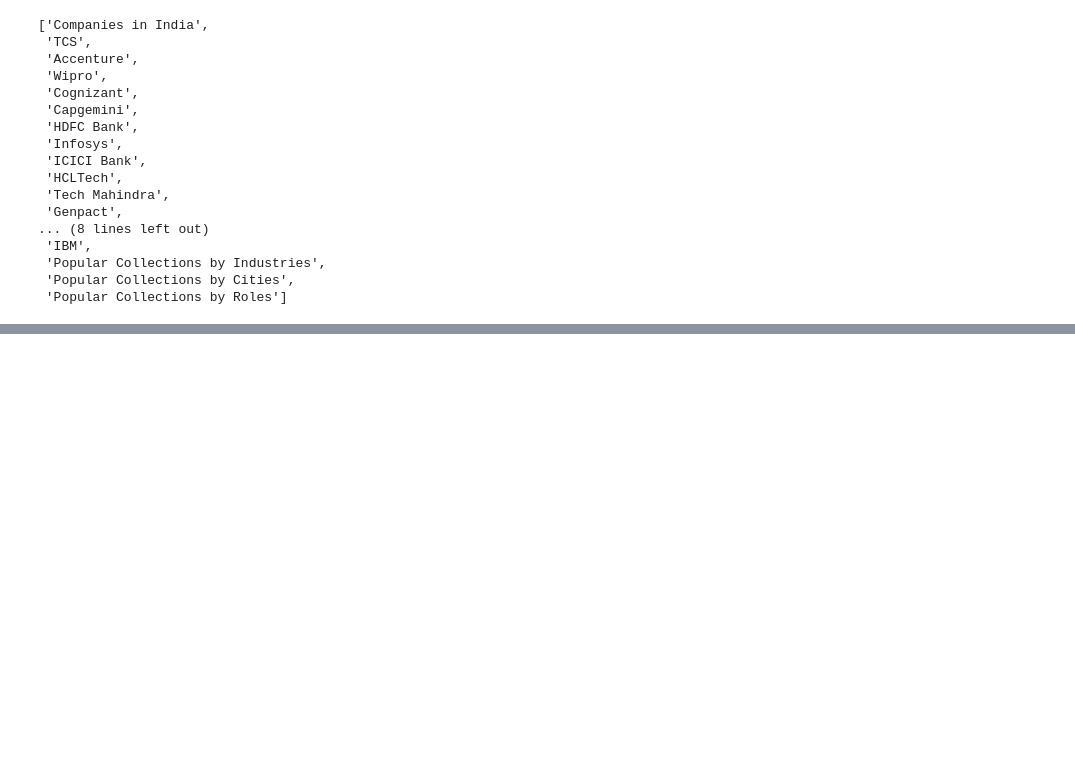
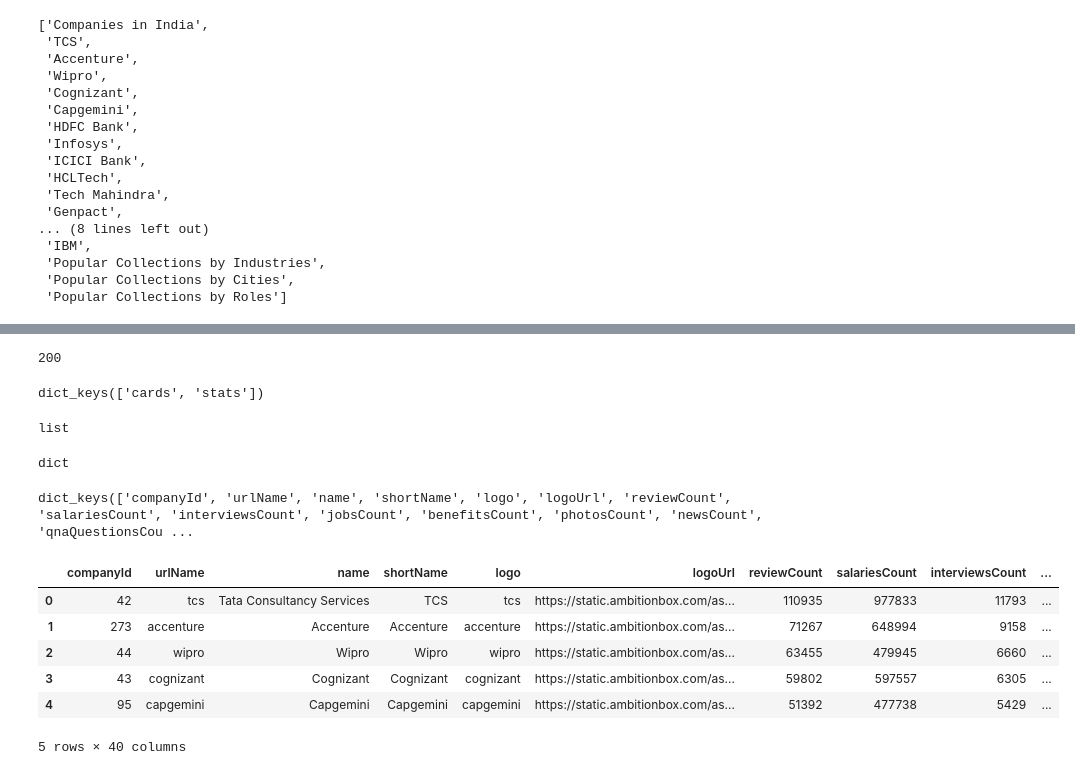
Before and after one commit to Alsanad-Opium/deep-learning-pytorch, a Jupyter notebook: MLandDL/ML/Machine Learning/Data_using_webscraper/webscaper.ipynb, the cells around one changed output, grey strips where cells are left out. Saved outputs shown, nothing was run; the diff lists cells and outputs as text; code cells hidden in the pictures; blank space fills up the shorter version.

```diff
--- a/MLandDL/ML/Machine Learning/Data_using_webscraper/webscaper.ipynb
+++ b/MLandDL/ML/Machine Learning/Data_using_webscraper/webscaper.ipynb
@@ -97,0 +174,32 @@ company_names
+# %%
+payload = {
+    "page": 1,
+    "sortBy": "popular",
+    "locations": ["new-delhi"],
+    "isFilterApplied": True,
+    "limit": 20,
+    "isFeaturedCompaniesFilterApplied": False
+}
+# %%
+response = session.post(url, headers=headers, json=payload)
+
+print(response.status_code)
+# %% [output]
+200
+# %%
+data = response.json()
+data.keys()
+# %% [output]
+dict_keys(['cards', 'stats'])
+# %%
+type(data['cards'])
+# %% [output]
+list
+# %%
+type(data['cards'][0])
+# %% [output]
+dict
+# %%
+data['cards'][0].keys()
+# %% [output]
+dict_keys(['companyId', 'urlName', 'name', 'shortName', 'logo', 'logoUrl', 'reviewCount', 'salariesCount', 'interviewsCount', 'jobsCount', 'benefitsCount', 'photosCount', 'newsCount', 'qnaQuestionsCou ...
@@ -97,0 +208,10 @@ company_names
+# %%
+df.head()
+# %% [output]
+|  | companyId | urlName | name | shortName | logo | logoUrl | reviewCount | salariesCount | interviewsCount | ... |
+| 0 | 42 | tcs | Tata Consultancy Services | TCS | tcs | https://static.ambitionbox.com/as... | 110935 | 977833 | 11793 | ... |
+| 1 | 273 | accenture | Accenture | Accenture | accenture | https://static.ambitionbox.com/as... | 71267 | 648994 | 9158 | ... |
+| 2 | 44 | wipro | Wipro | Wipro | wipro | https://static.ambitionbox.com/as... | 63455 | 479945 | 6660 | ... |
+| 3 | 43 | cognizant | Cognizant | Cognizant | cognizant | https://static.ambitionbox.com/as... | 59802 | 597557 | 6305 | ... |
+| 4 | 95 | capgemini | Capgemini | Capgemini | capgemini | https://static.ambitionbox.com/as... | 51392 | 477738 | 5429 | ... |
+5 rows × 40 columns
```
Also changed, not shown: parts of 23 cells of this notebook.
